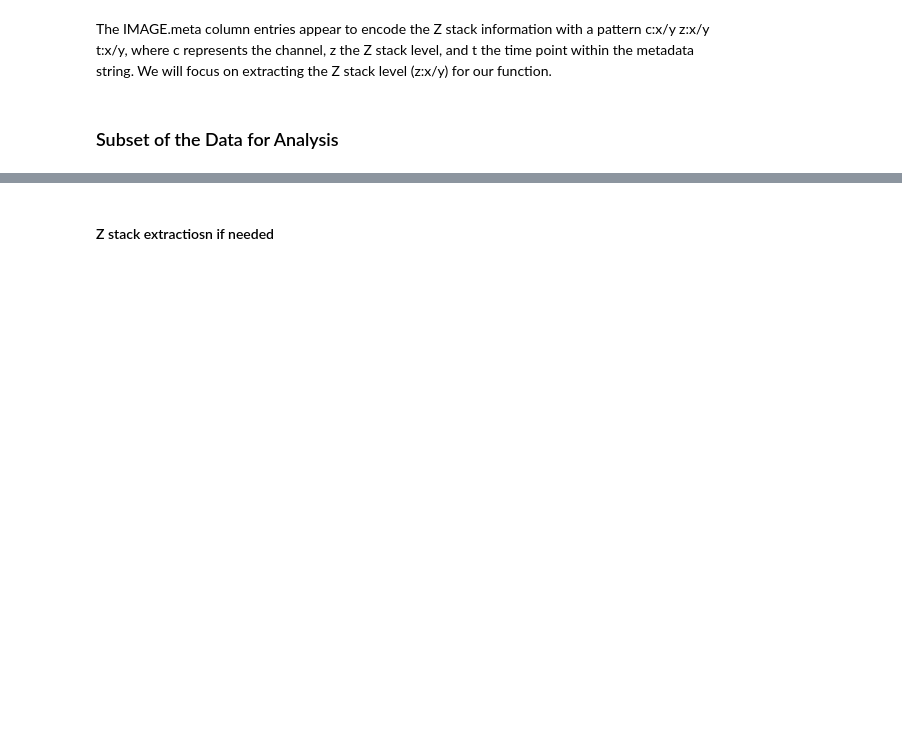
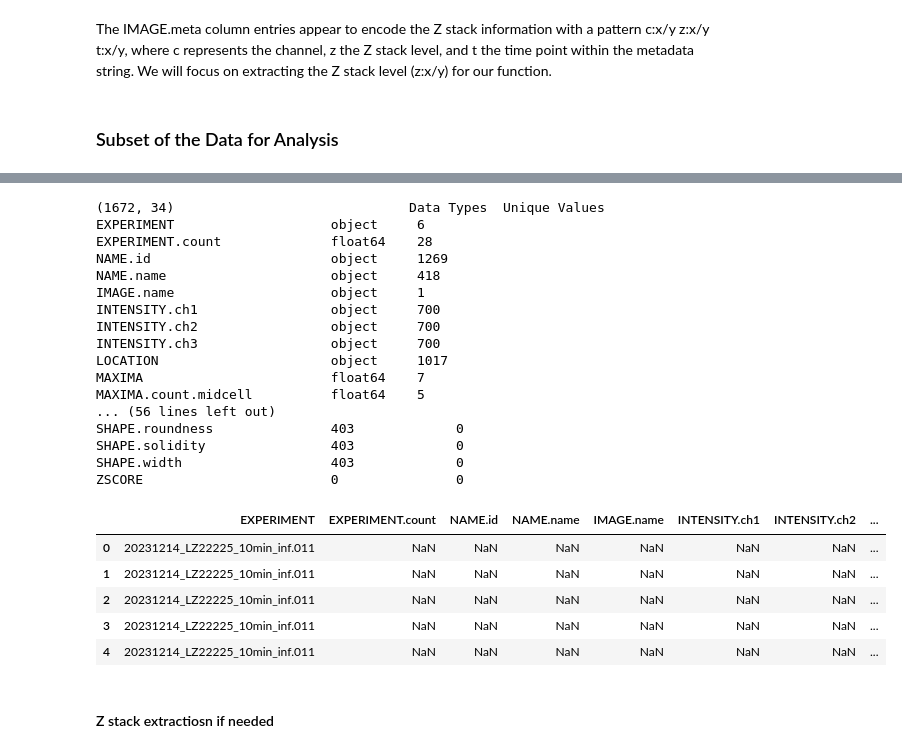
Before and after one commit to matttheodore/Image_Analysis, a Jupyter notebook: Python/MicrobeJ/MicrobeJ_csv_data_bacteria_working.ipynb, the cells around one changed output, grey strips where cells are left out. Cells and saved outputs as stored; diff of their text form; code cells hidden in the pictures; blank space fills up the shorter version.

Commit message:
Commit before comptuer restart imageJ update

```diff
--- a/Python/MicrobeJ/MicrobeJ_csv_data_bacteria_working.ipynb
+++ b/Python/MicrobeJ/MicrobeJ_csv_data_bacteria_working.ipynb
@@ -31,7 +29,7 @@ def find_and_concatenate_csv(folder_path, keyword):
     return combined_df
 
 # Specify the folder path and keyword
-folder_path = r'C:\Users\mattt\Documents\mutants\biorep2\LZ22228\Image_Data'
+folder_path = r'C:\Users\mattt\Documents\mutants\biorep0'
 keyword = 'bacteria'
 
 # Call the function
@@ -157,3 +144,69 @@ data_subset.head()
+# %%
+
+
+# Selecting the columns from the dataset
+data_subset = data[subset_columns]
+
+# Check the structure of the dataset (rows and columns)
+data_subset_shape = data_subset.shape
+
+# Identify the different data types (classes) present in each column
+data_subset_types = data_subset.dtypes
+
+# Calculate the number of unique values in each column, excluding the header
+unique_values_per_column_subset = data_subset.nunique()
+
+# Organizing the information into a dataframe for better readability
+data_subset_structure_info = pd.DataFrame({
+    'Data Types': data_subset_types,
+    'Unique Values': unique_values_per_column_subset
+})
+
+print(data_subset_shape, data_subset_structure_info)
+
+# Checking for columns with 0 unique values to see if they contain only NaNs or a constant value
+empty_or_constant_columns_subset = data_subset.loc[:, data_subset.nunique() == 0]
+
+# Checking for any missing values across the dataset
+missing_values_subset = data_subset.isnull().sum()
+
+# Checking for any values that are exactly 0 across the dataset
+zero_values_subset = (data_subset == 0).sum()
+
+# Combine the information into a dataframe for better readability
+missing_zero_info_subset = pd.DataFrame({
+    'Missing Values': missing_values_subset,
+    'Zero Values': zero_values_subset
+})
+
+print(empty_or_constant_columns_subset, missing_zero_info_subset)
+
+# Display the first few rows of the subset to confirm
+data_subset.head()
+# %% [output]
+(1672, 34)                              Data Types  Unique Values
+EXPERIMENT                    object     6
+EXPERIMENT.count              float64    28
+NAME.id                       object     1269
+NAME.name                     object     418
+IMAGE.name                    object     1
+INTENSITY.ch1                 object     700
+INTENSITY.ch2                 object     700
+INTENSITY.ch3                 object     700
+LOCATION                      object     1017
+MAXIMA                        float64    7
+MAXIMA.count.midcell          float64    5
+... (56 lines left out)
+SHAPE.roundness               403             0
+SHAPE.solidity                403             0
+SHAPE.width                   403             0
+ZSCORE                        0               0
+|  | EXPERIMENT | EXPERIMENT.count | NAME.id | NAME.name | IMAGE.name | INTENSITY.ch1 | INTENSITY.ch2 | ... |
+| 0 | 20231214_LZ22225_10min_inf.011 | NaN | NaN | NaN | NaN | NaN | NaN | ... |
+| 1 | 20231214_LZ22225_10min_inf.011 | NaN | NaN | NaN | NaN | NaN | NaN | ... |
+| 2 | 20231214_LZ22225_10min_inf.011 | NaN | NaN | NaN | NaN | NaN | NaN | ... |
+| 3 | 20231214_LZ22225_10min_inf.011 | NaN | NaN | NaN | NaN | NaN | NaN | ... |
+| 4 | 20231214_LZ22225_10min_inf.011 | NaN | NaN | NaN | NaN | NaN | NaN | ... |
 # %% [markdown]
 #### Z stack extractiosn if needed
 # %% [markdown]
```
Also changed, not shown: parts of 10 cells of this notebook, 3 other files.
